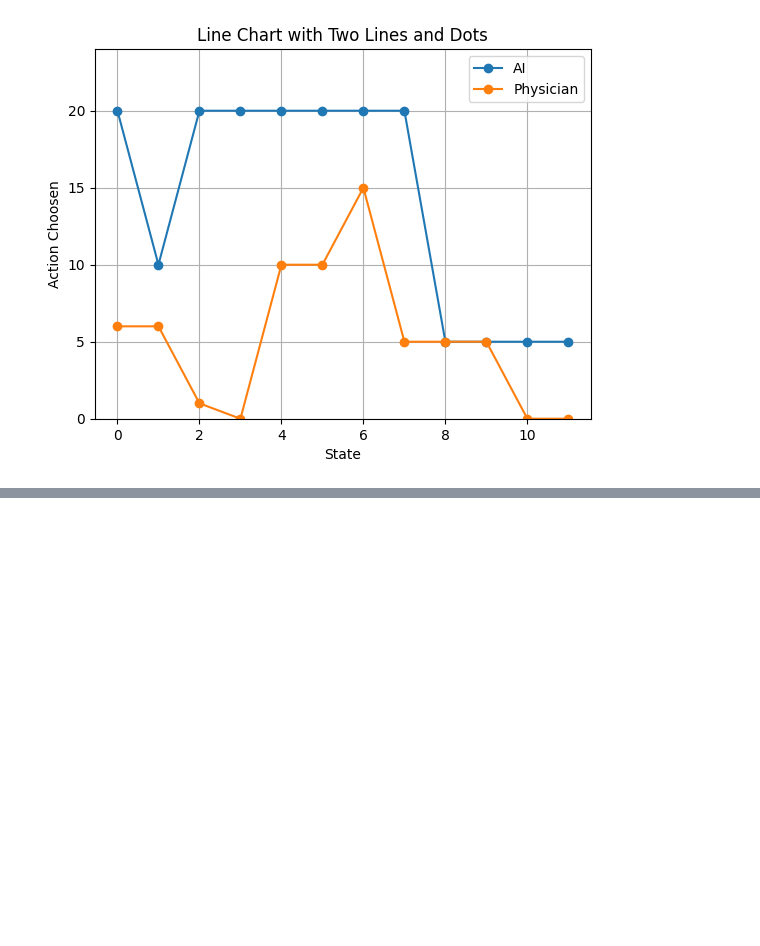
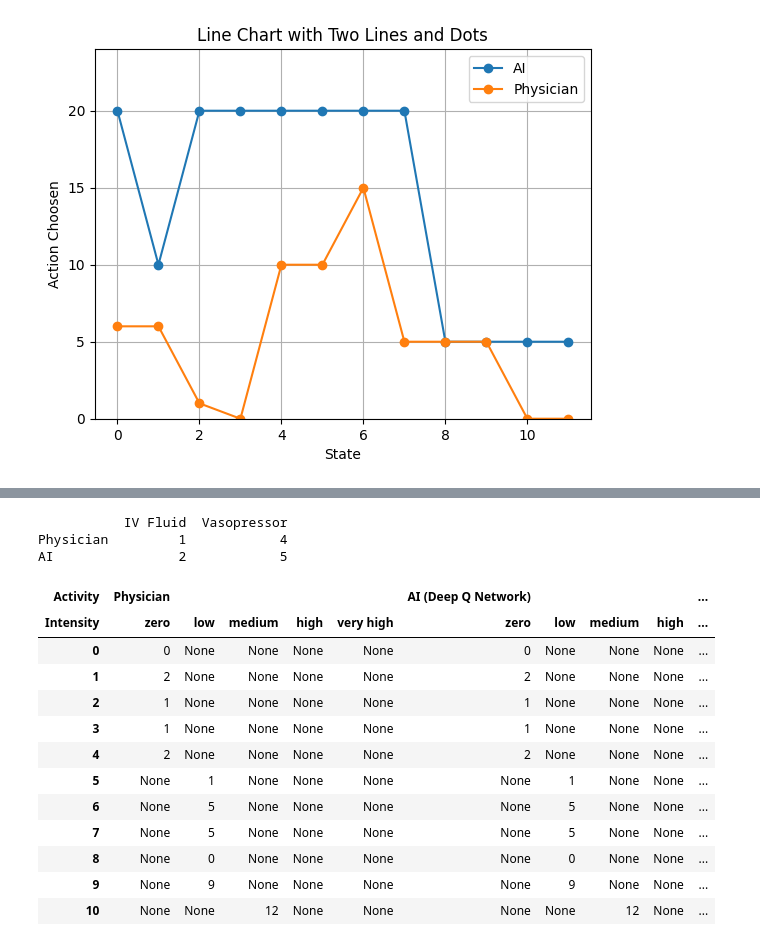
Before and after one commit to mrazi25/ICU-Deployment, a Jupyter notebook: main/pages/oprekoprek.ipynb, the cells around one changed output, grey strips where cells are left out. Saved outputs shown, nothing was run; the diff lists cells and outputs as text; code cells hidden in the pictures; blank space fills up the shorter version.

```diff
--- a/main/pages/oprekoprek.ipynb
+++ b/main/pages/oprekoprek.ipynb
@@ -192,0 +245,21 @@ plt.show()
+# %%
+import pandas as pd
+from itertools import product
+
+phys_act = [0, 2, 1, 1, 2, 1, 5, 5, 0, 9, 12]
+ai_act = [0, 2, 1, 1, 1, 1, 21, 15, 2, 5, 2]
+doses_intensity = ["zero", "low", "medium", "high", "very high"]
+pair_of_act = list(product(doses_intensity, repeat=2))
+
+df_data = {"Four-Hourly Timestamp": [], "Physician": [], "AI (Deep Q Network)": []}
+
+# Your loop to fill the data
+for i in range(len(phys_act)):
+    df_data["Four-Hourly Timestamp"].append(i+1)
+    df_data["Physician"].append(pair_of_act[phys_act[i]])
+    df_data["AI (Deep Q Network)"].append(pair_of_act[ai_act[i]])
+
+# Create a DataFrame
+df = pd.DataFrame(df_data)
+
+df
@@ -192,0 +339,51 @@ plt.show()
+# %%
+import pandas as pd
+
+# Create a sample DataFrame with sub-columns
+data = {
+    'IV Fluid': {'Physician': 1, 'AI': 2},
+    'Vasopressor': {'Physician': 4, 'AI': 5}
+}
+
+df = pd.DataFrame(data)
+
+# Display the DataFrame
+print(df)
+# %% [output]
+           IV Fluid  Vasopressor
+Physician         1            4
+AI                2            5
+# %%
+phys_act = [0, 2, 1, 1, 2, 1, 5, 5, 0, 9, 12]
+ai_act = [0, 2, 1, 1, 2, 1, 5, 5, 0, 9, 12]
+doses_intensity = ["zero", "low", "medium", "high", "very high"]
+pair_of_act = list(product(doses_intensity, repeat=2))
+
+# Create a MultiIndex for columns
+columns = pd.MultiIndex.from_product([["Physician", "AI (Deep Q Network)"], doses_intensity], names=["Activity", "Intensity"])
+
+# Create an empty DataFrame with the MultiIndex columns
+df = pd.DataFrame(index=range(len(phys_act)), columns=columns)
+
+# Fill the DataFrame with data
+for i in range(len(phys_act)):
+    for intensity in doses_intensity:
+        df.loc[i, ("Physician", intensity)] = phys_act[i] if intensity == pair_of_act[i][0] else None
+        df.loc[i, ("AI (Deep Q Network)", intensity)] = ai_act[i] if intensity == pair_of_act[i][0] else None
+
+# Display the DataFrame using st.dataframe
+df
+# %% [output]
+| Activity | Physician |  |  |  |  | AI (Deep Q Network) |  |  |  | ... |
+| Intensity | zero | low | medium | high | very high | zero | low | medium | high | ... |
+| 0 | 0 | None | None | None | None | 0 | None | None | None | ... |
+| 1 | 2 | None | None | None | None | 2 | None | None | None | ... |
+| 2 | 1 | None | None | None | None | 1 | None | None | None | ... |
+| 3 | 1 | None | None | None | None | 1 | None | None | None | ... |
+| 4 | 2 | None | None | None | None | 2 | None | None | None | ... |
+| 5 | None | 1 | None | None | None | None | 1 | None | None | ... |
+| 6 | None | 5 | None | None | None | None | 5 | None | None | ... |
+| 7 | None | 5 | None | None | None | None | 5 | None | None | ... |
+| 8 | None | 0 | None | None | None | None | 0 | None | None | ... |
+| 9 | None | 9 | None | None | None | None | 9 | None | None | ... |
+| 10 | None | None | 12 | None | None | None | None | 12 | None | ... |
```
Also changed, not shown: parts of 10 cells of this notebook, 22 other files.
